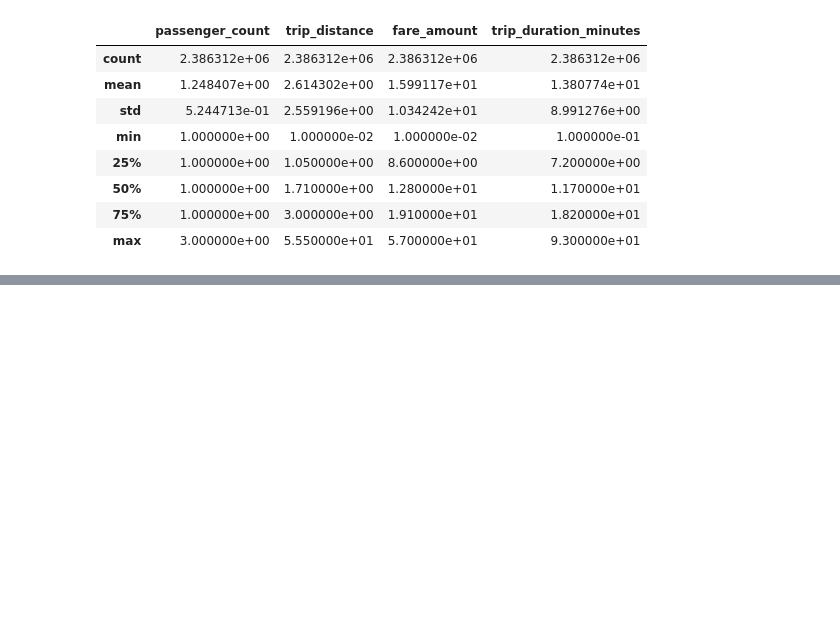
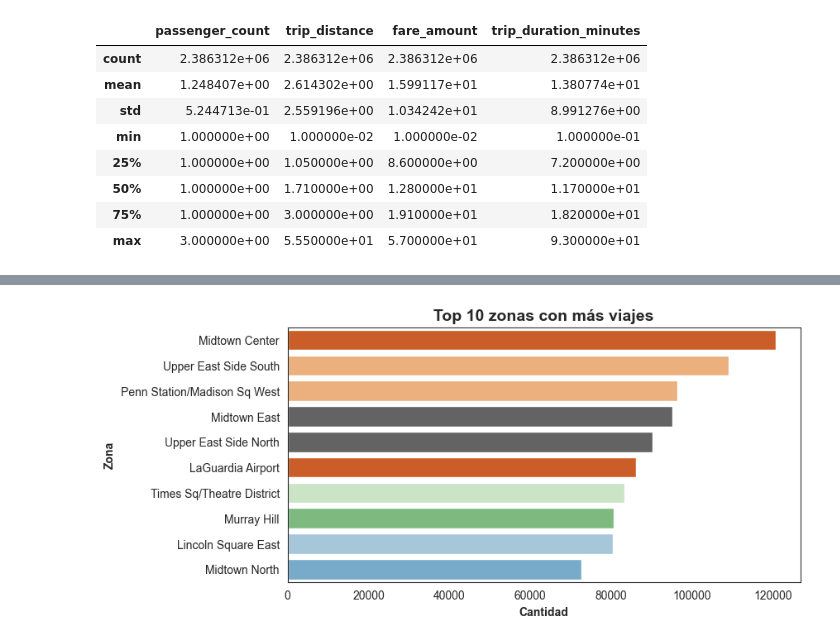
Before and after one commit to ing-jhparra/nyc-taxis, a Jupyter notebook: EDA/Taxis.ipynb, the cells around one changed output, grey strips where cells are left out. Saved outputs shown, nothing was run; the diff lists cells and outputs as text; code cells hidden in the pictures; blank space fills up the shorter version.

```diff
--- a/EDA/Taxis.ipynb
+++ b/EDA/Taxis.ipynb
@@ -295,0 +394,22 @@ datos.describe()
+# %%
+# Definimos el estilo
+sns.set_style('white')
+
+# Creamo un orden para las barras
+orden= datos['zone'].value_counts().index[:10]
+
+# Definimos el tamaño
+plt.figure(figsize=(8,4))
+
+# Definimos el grafico y los datos a usar
+ax = sns.countplot(data=datos, y='zone', hue='zone',palette="tab20c",order=orden)
+
+# Colocamos las etiquetas
+plt.title('Top 10 zonas con más viajes',fontweight='bold', fontsize=14)
+plt.xlabel('Cantidad',fontweight='bold')
+plt.ylabel('Zona',fontweight='bold')
+
+# Mostramos el grafico
+plt.show()
+# %% [output]
+[figure, added]
```
Also changed, not shown: parts of 8 cells of this notebook.
